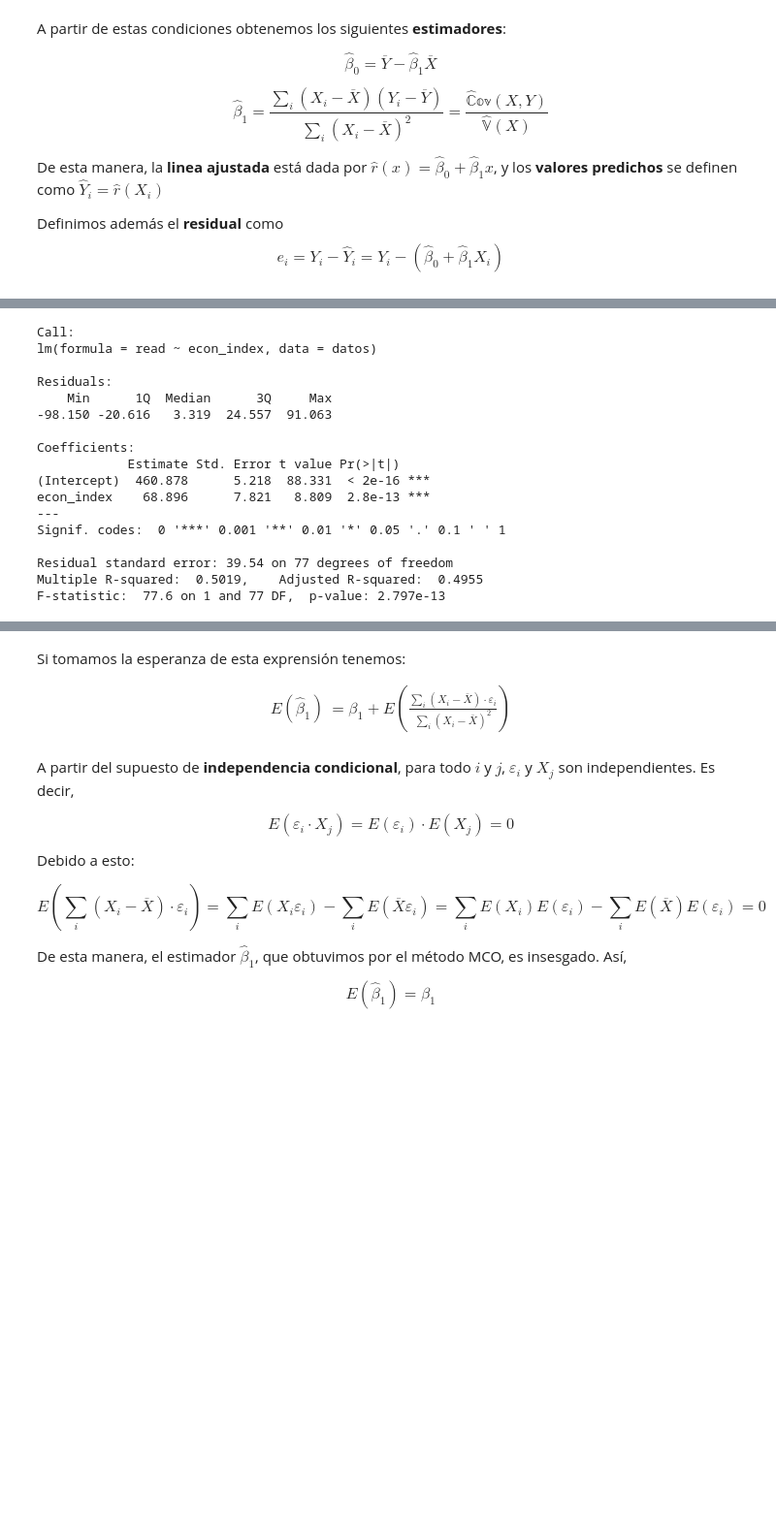
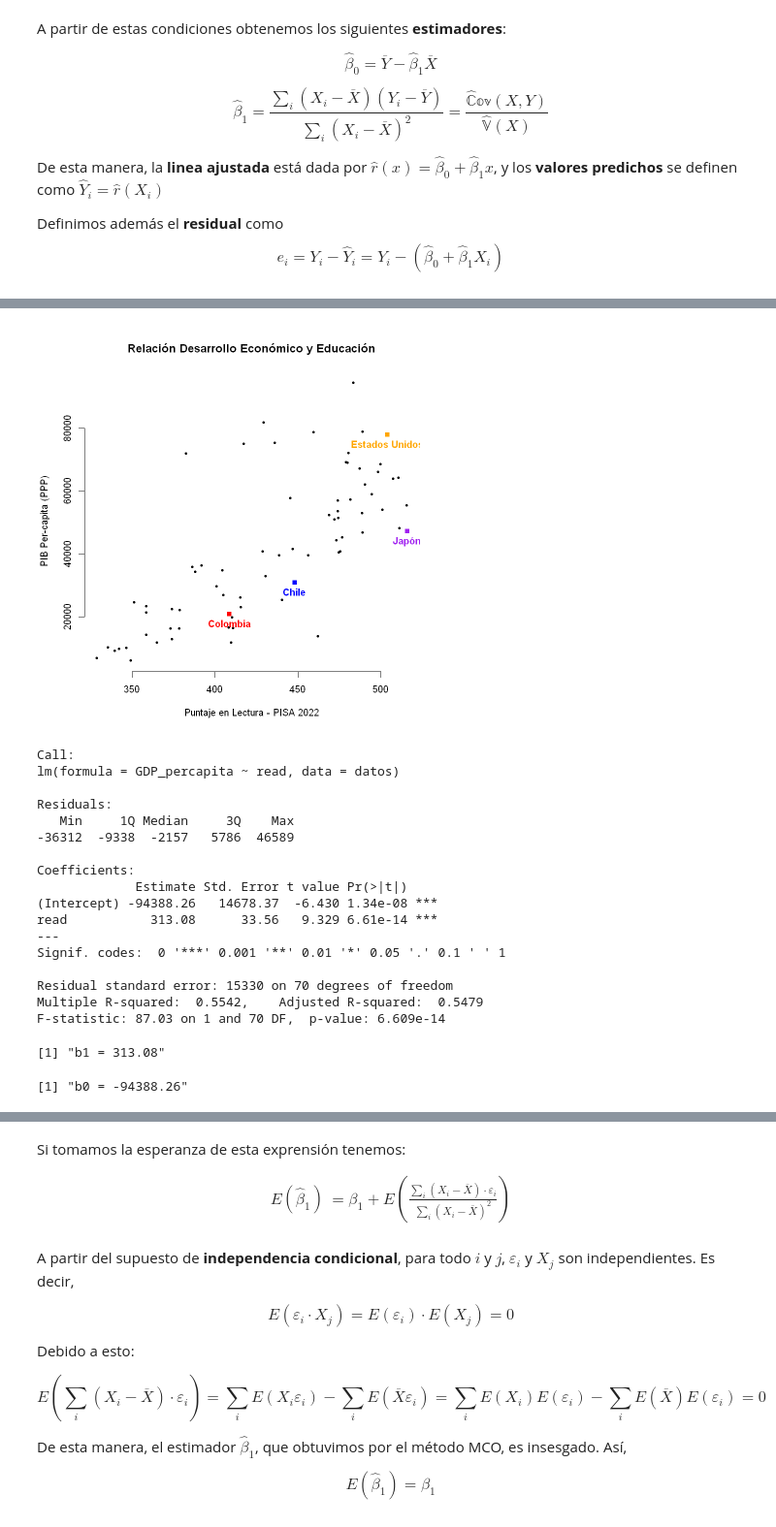
Before and after one commit to smontanoc/microeconometria, a Jupyter notebook: _sources/Modulo_2.ipynb, the cells around one changed output, grey strips where cells are left out. Shown at 97% size. Saved outputs shown, nothing was run; the diff lists cells and outputs as text; code cells hidden in the pictures; blank space fills up the shorter version.

```diff
--- a/_sources/Modulo_2.ipynb
+++ b/_sources/Modulo_2.ipynb
@@ -192,24 +232,42 @@ plot(datos$econ_index, datos$read, xlab  = "Economic Index", ylab = "Reading Tes
+# %%
+#Diagrama de puntos
+plot(datos$read, datos$GDP_percapita, pch = 19, cex = 0.6, frame = FALSE,
+     main = "Relación Desarrollo Económico y Educación", xlab = "Puntaje en Lectura - PISA 2022", ylab = "PIB Per-capita (PPP)")
+#Paises de Referencia
+points(datos$read[datos$cnt=='COL'], datos$GDP_percapita[datos$cnt=='COL'], col = "red", pch = 15, cex = 1); text(datos$read[datos$cnt=='COL'],  datos$GDP_percapita[datos$cnt=='COL'], labels = 'Colombia', pos = 1, col = "red", font = 2)
+points(datos$read[datos$cnt=='CHL'], datos$GDP_percapita[datos$cnt=='CHL'], col = "blue", pch = 15, cex = 1); text(datos$read[datos$cnt=='CHL'],  datos$GDP_percapita[datos$cnt=='CHL'], labels = 'Chile', pos = 1, col = "blue", font = 2)
+points(datos$read[datos$cnt=='USA'], datos$GDP_percapita[datos$cnt=='USA'], col = "orange", pch = 15, cex = 1); text(datos$read[datos$cnt=='USA'],  datos$GDP_percapita[datos$cnt=='USA'], labels = 'Estados Unidos', pos = 1, col = "orange", font = 2)
+points(datos$read[datos$cnt=='JPN'], datos$GDP_percapita[datos$cnt=='JPN'], col = "purple", pch = 15, cex = 1); text(datos$read[datos$cnt=='JPN'],  datos$GDP_percapita[datos$cnt=='JPN'], labels = 'Japón', pos = 1, col = "purple", font = 2)
+# %% [output]
+[figure, added]
 # %%
-model <- lm(read ~ econ_index, data = datos)
+#Estimar regresion lineal simple
+model <- lm(GDP_percapita ~ read, data = datos)
 summary(model)
+
+#Usando las formulas
+b1 <- cov(datos$GDP_percapita, datos$read)/var(datos$read); paste("b1 =", round(b1, 2))
+b0 <- mean(datos$GDP_percapita) - b1*mean(datos$read); paste("b0 =", round(b0, 2))
 # %% [output]
 Call:
-lm(formula = read ~ econ_index, data = datos)
+lm(formula = GDP_percapita ~ read, data = datos)
 
 Residuals:
-    Min      1Q  Median      3Q     Max
--98.150 -20.616   3.319  24.557  91.063
+   Min     1Q Median     3Q    Max
+-36312  -9338  -2157   5786  46589
 
 Coefficients:
-            Estimate Std. Error t value Pr(>|t|)
-(Intercept)  460.878      5.218  88.331  < 2e-16 ***
-econ_index    68.896      7.821   8.809  2.8e-13 ***
+             Estimate Std. Error t value Pr(>|t|)
+(Intercept) -94388.26   14678.37  -6.430 1.34e-08 ***
+read           313.08      33.56   9.329 6.61e-14 ***
 ---
 Signif. codes:  0 '***' 0.001 '**' 0.01 '*' 0.05 '.' 0.1 ' ' 1
 
-Residual standard error: 39.54 on 77 degrees of freedom
-Multiple R-squared:  0.5019,    Adjusted R-squared:  0.4955
-F-statistic:  77.6 on 1 and 77 DF,  p-value: 2.797e-13
+Residual standard error: 15330 on 70 degrees of freedom
+Multiple R-squared:  0.5542,    Adjusted R-squared:  0.5479
+F-statistic: 87.03 on 1 and 70 DF,  p-value: 6.609e-14
+[1] "b1 = 313.08"
+[1] "b0 = -94388.26"
 # %%
 #Prediccion
 model_fit <- as.data.frame(predict(model, se.fit = TRUE, , interval = "confidence",  data = datos, level = 0.99))
```
Also changed, not shown: parts of 89 cells of this notebook, 26 other files.
